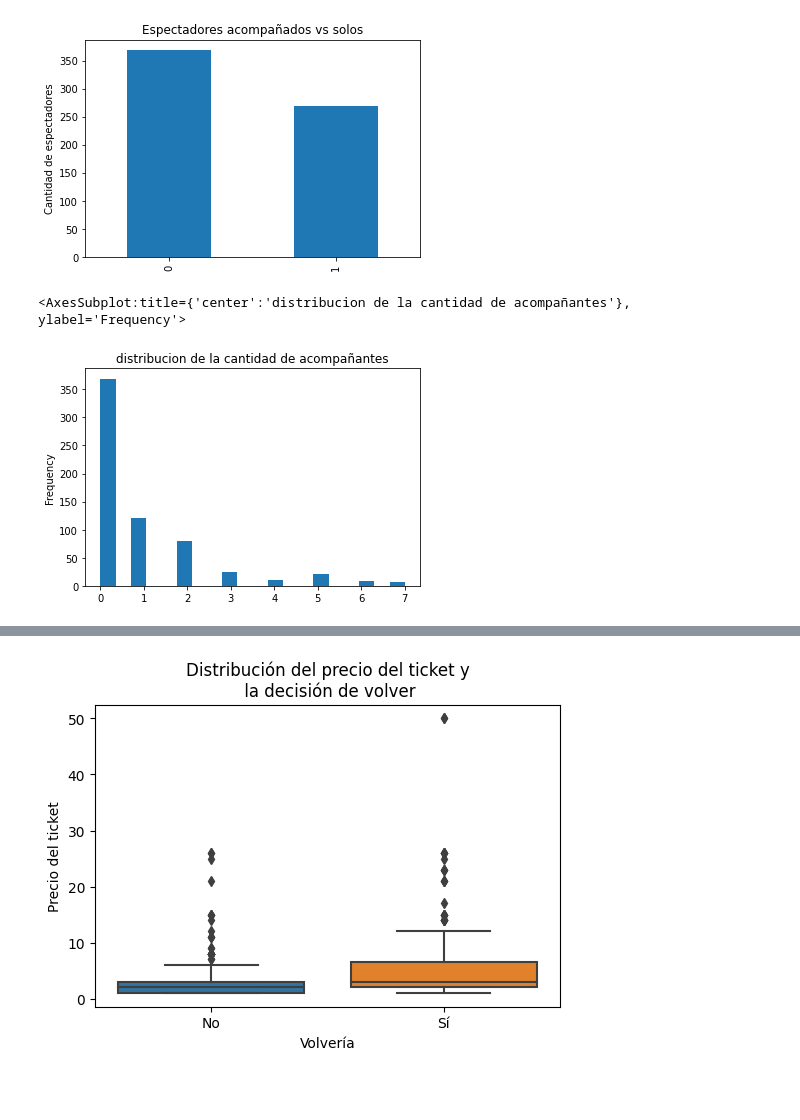
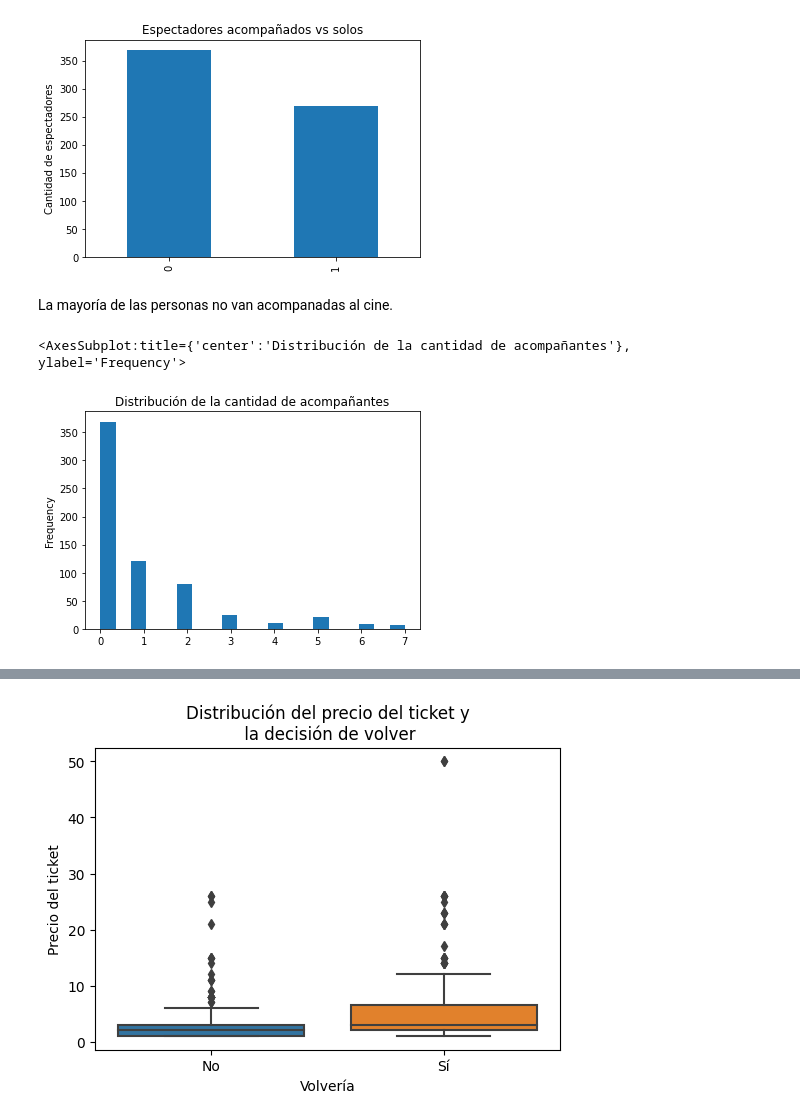
Before and after one commit to javierleyes/FiuMark, a Jupyter notebook: TP-1.ipynb, the cells around one changed output, grey strips where cells are left out. Drawn from its saved outputs; the diff is of its cells as text; code cells hidden in the pictures; blank space fills up the shorter version.

```diff
--- a/TP-1.ipynb
+++ b/TP-1.ipynb
@@ -436,13 +445,14 @@ df['fue_acompanado'].value_counts().sort_values(ascending=False) \
 # %% [output]
 <AxesSubplot:title={'center':'Espectadores acompañados vs solos'}, ylabel='Cantidad de espectadores'>
 [figure]
+# %% [markdown]
+La mayoría de las personas no van acompanadas al cine.
 # %%
-# Vemos la distribucion de la cantidad de acompañantes
 df['cantidad_acompanantes'] \
-.plot(title = 'distribucion de la cantidad de acompañantes',
+.plot(title = 'Distribución de la cantidad de acompañantes',
       ylabel = '',
       kind='hist',
       bins=20)
 # %% [output]
-<AxesSubplot:title={'center':'distribucion de la cantidad de acompañantes'}, ylabel='Frequency'>
+<AxesSubplot:title={'center':'Distribución de la cantidad de acompañantes'}, ylabel='Frequency'>
-[figure, old version]
+[figure, new version]
```
Also changed, not shown: parts of 66 cells of this notebook.
